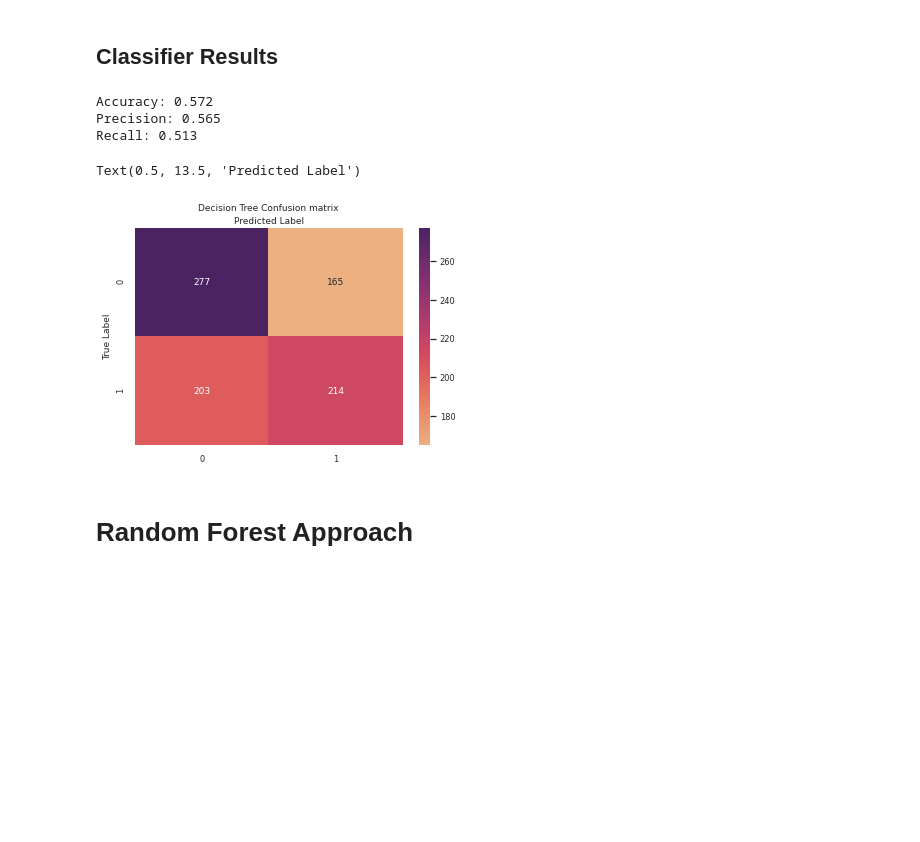
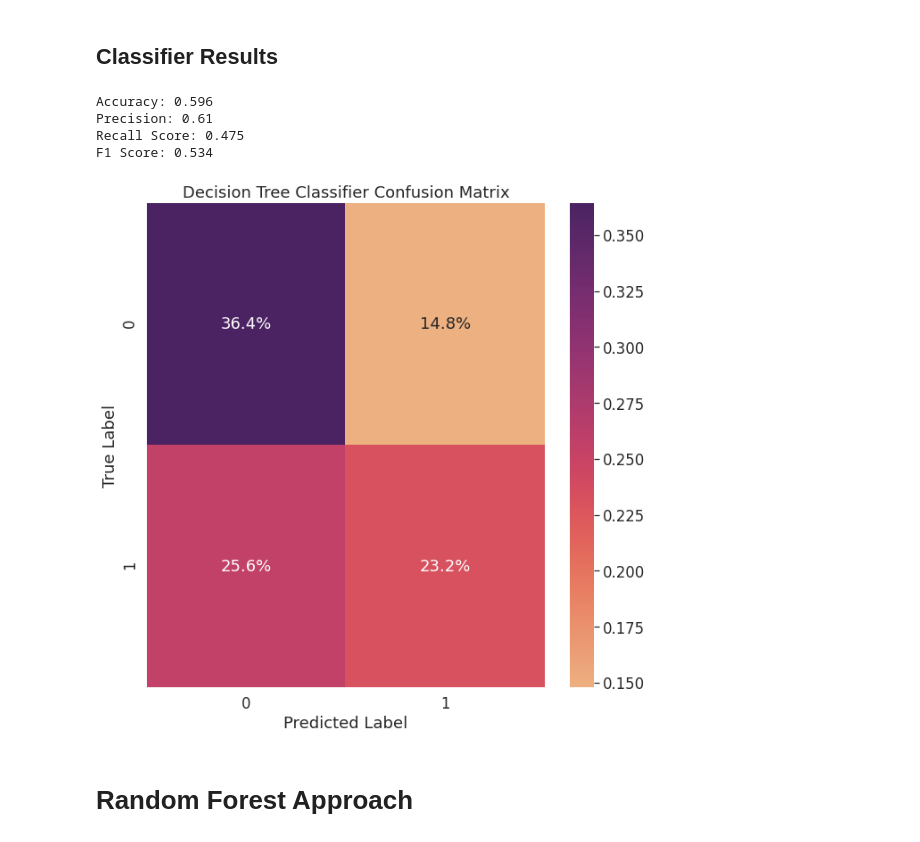
Before and after one commit to nullmaxwell/learnify, a Jupyter notebook: main.ipynb, the cells around one changed output. Saved outputs shown, nothing was run; the diff lists cells and outputs as text; code cells hidden in the pictures; blank space fills up the shorter version.

```diff
--- a/main.ipynb
+++ b/main.ipynb
@@ -627,32 +665,17 @@ dt_model.score(validation_X, validation_Y)*100
 # %% [markdown]
 ## Classifier Results
-# %%
-predictions = dt_model.predict(validation_X)
-
-print("Accuracy:", round(accuracy_score(validation_Y, predictions), 3))
-print("Precision:", round(precision_score(validation_Y, predictions), 3))
-print("Recall:", round(recall_score(validation_Y, predictions), 3))
-# %% [output]
-Accuracy: 0.572
-Precision: 0.565
-Recall: 0.513
-# %%
-conf_mat = confusion_matrix(validation_Y, predictions)
-labels = [0,1]
-fig, ax = plt.subplots()
-ticks = np.arange(len(labels))
-
-plt.xticks(ticks, labels)
-plt.yticks(ticks, labels)
-sns.heatmap(pd.DataFrame(conf_mat), annot=True, cmap="flare", fmt='g')
-
-ax.xaxis.set_label_position("top")
-plt.title('Decision Tree Confusion matrix', y=1.1)
-plt.ylabel('True Label')
-plt.xlabel('Predicted Label')
-# %% [output]
-Text(0.5, 13.5, 'Predicted Label')
-[figure, removed]
+# %%
+evaluateModel(dt_model,
+              validation_X,
+              validation_Y,
+              model_label = "Decision Tree Classifier",
+              format = "percent")
+# %% [output]
+Accuracy: 0.596
+Precision: 0.61
+Recall Score: 0.475
+F1 Score: 0.534
+[figure, added]
 # %% [markdown]
 # Random Forest Approach
 # %% [markdown]
```
Also changed, not shown: parts of 35 cells of this notebook.
